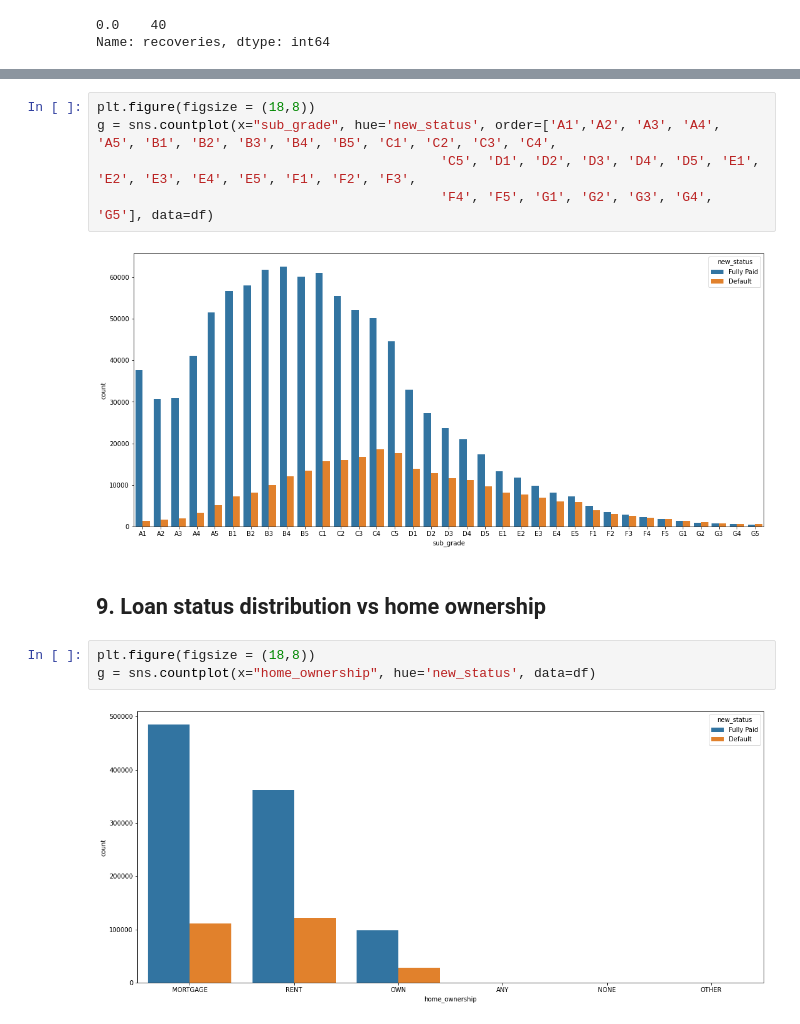
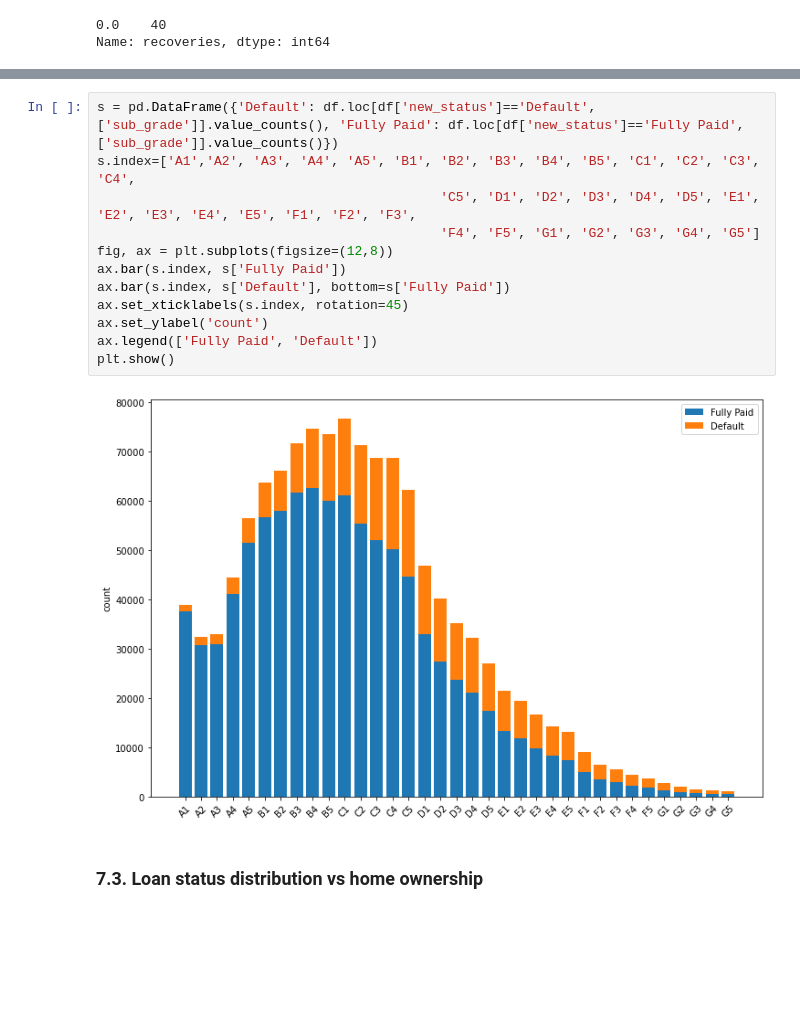
Before and after one commit to somayehY/SomayeYoussefi, a Jupyter notebook: LendingClub/LendingClub_ExploratoryDataAnalysis.ipynb, the cells around one changed output, grey strips where cells are left out. Saved outputs shown, nothing was run; the diff lists cells and outputs as text; blank space fills up the shorter version.

```diff
--- a/LendingClub/LendingClub_ExploratoryDataAnalysis.ipynb
+++ b/LendingClub/LendingClub_ExploratoryDataAnalysis.ipynb
@@ -197,14 +225,16 @@ g = sns.countplot(x="issue_year", hue='new_status', data=df)
-# %%
-plt.figure(figsize = (18,8))
-g = sns.countplot(x="sub_grade", hue='new_status', order=['A1','A2', 'A3', 'A4', 'A5', 'B1', 'B2', 'B3', 'B4', 'B5', 'C1', 'C2', 'C3', 'C4',
-                                            'C5', 'D1', 'D2', 'D3', 'D4', 'D5', 'E1', 'E2', 'E3', 'E4', 'E5', 'F1', 'F2', 'F3',
-                                            'F4', 'F5', 'G1', 'G2', 'G3', 'G4', 'G5'], data=df)
-# %% [output]
-[figure, removed]
+# %%
+s = pd.DataFrame({'Default': df.loc[df['new_status']=='Default', ['sub_grade']].value_counts(), 'Fully Paid': df.loc[df['new_status']=='Fully Paid', ['sub_grade']].value_counts()})
+s.index=['A1','A2', 'A3', 'A4', 'A5', 'B1', 'B2', 'B3', 'B4', 'B5', 'C1', 'C2', 'C3', 'C4',
+                                            'C5', 'D1', 'D2', 'D3', 'D4', 'D5', 'E1', 'E2', 'E3', 'E4', 'E5', 'F1', 'F2', 'F3',
+                                            'F4', 'F5', 'G1', 'G2', 'G3', 'G4', 'G5']
+fig, ax = plt.subplots(figsize=(12,8))
+ax.bar(s.index, s['Fully Paid'])
+ax.bar(s.index, s['Default'], bottom=s['Fully Paid'])
+ax.set_xticklabels(s.index, rotation=45)
+ax.set_ylabel('count')
+ax.legend(['Fully Paid', 'Default'])
+plt.show()
+# %% [output]
+[figure, added]
 # %% [markdown]
-## 9. Loan status distribution vs home ownership <a class='anchor' id='home' ></a>
+### 7.3. Loan status distribution vs home ownership <a class='anchor' id='home' ></a>
-# %%
-plt.figure(figsize = (18,8))
-g = sns.countplot(x="home_ownership", hue='new_status', data=df)
-# %% [output]
-[figure, removed]
```
Also changed, not shown: parts of 64 cells of this notebook.
